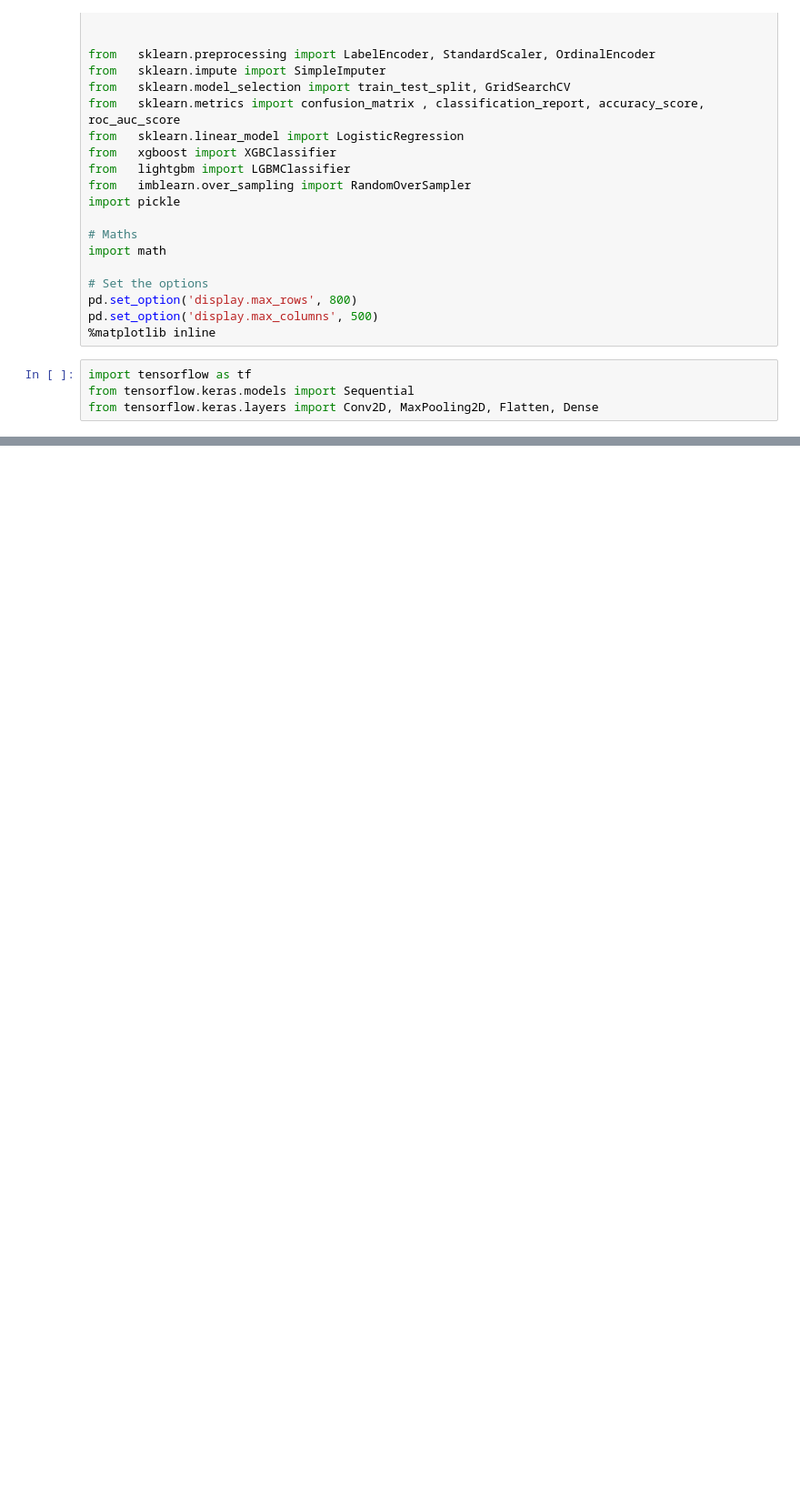
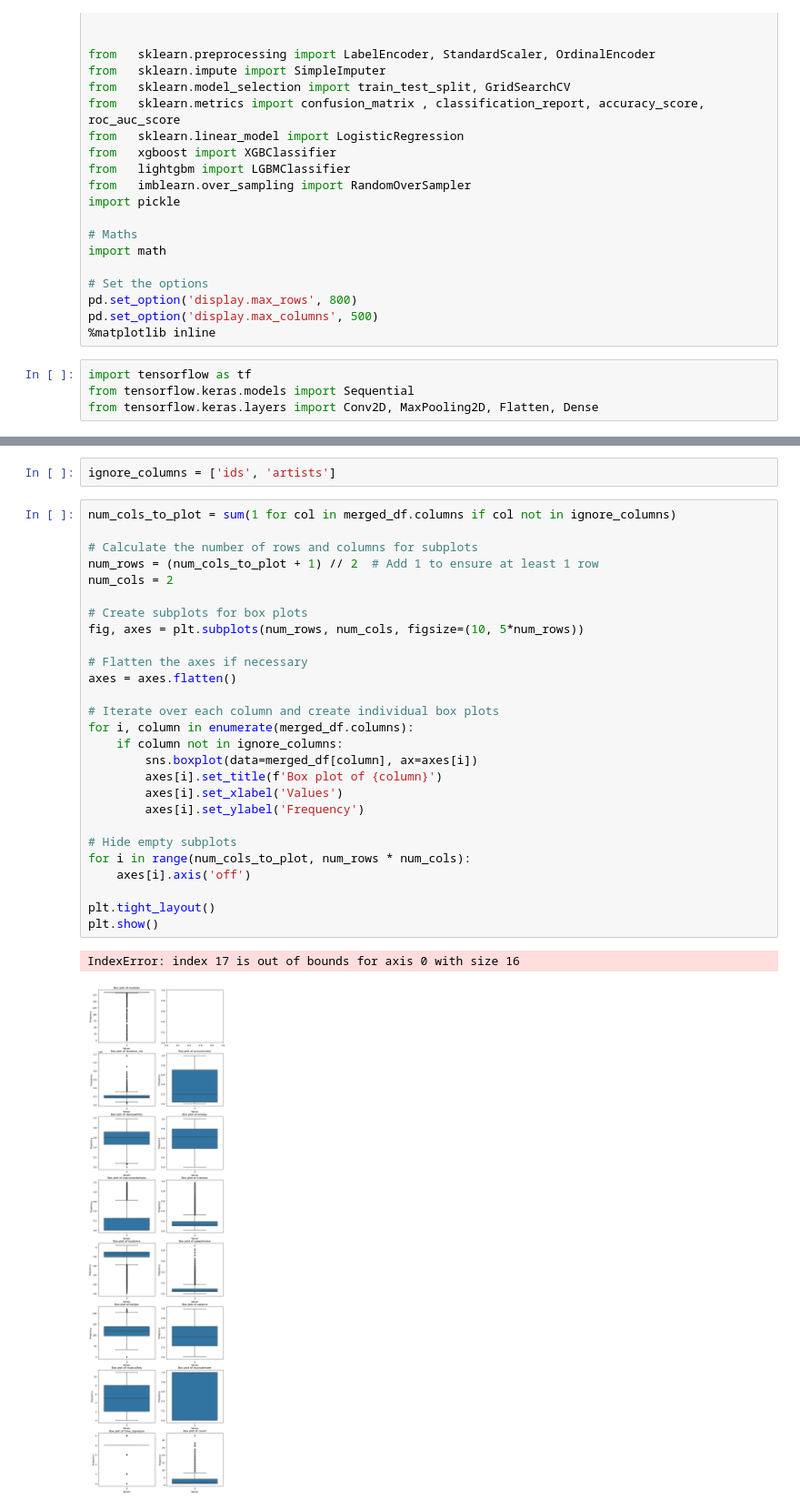
Before and after one commit to samthe030201/Nissan-Elective-Microproject, a Jupyter notebook: Micro Project.ipynb, the cells around one changed output, grey strips where cells are left out. Shown at 91% size. Cells and saved outputs as stored; diff of their text form; blank space fills up the shorter version.

```diff
--- a/Micro Project.ipynb
+++ b/Micro Project.ipynb
@@ -62,0 +210,32 @@ df2.head()
+# %%
+ignore_columns = ['ids', 'artists']
+# %%
+num_cols_to_plot = sum(1 for col in merged_df.columns if col not in ignore_columns)
+
+# Calculate the number of rows and columns for subplots
+num_rows = (num_cols_to_plot + 1) // 2  # Add 1 to ensure at least 1 row
+num_cols = 2
+
+# Create subplots for box plots
+fig, axes = plt.subplots(num_rows, num_cols, figsize=(10, 5*num_rows))
+
+# Flatten the axes if necessary
+axes = axes.flatten()
+
+# Iterate over each column and create individual box plots
+for i, column in enumerate(merged_df.columns):
+    if column not in ignore_columns:
+        sns.boxplot(data=merged_df[column], ax=axes[i])
+        axes[i].set_title(f'Box plot of {column}')
+        axes[i].set_xlabel('Values')
+        axes[i].set_ylabel('Frequency')
+
+# Hide empty subplots
+for i in range(num_cols_to_plot, num_rows * num_cols):
+    axes[i].axis('off')
+
+plt.tight_layout()
+plt.show()
+# %% [output]
+IndexError: index 17 is out of bounds for axis 0 with size 16
+[figure, added]
```
Also changed, not shown: parts of 11 cells of this notebook, 2 other files.
